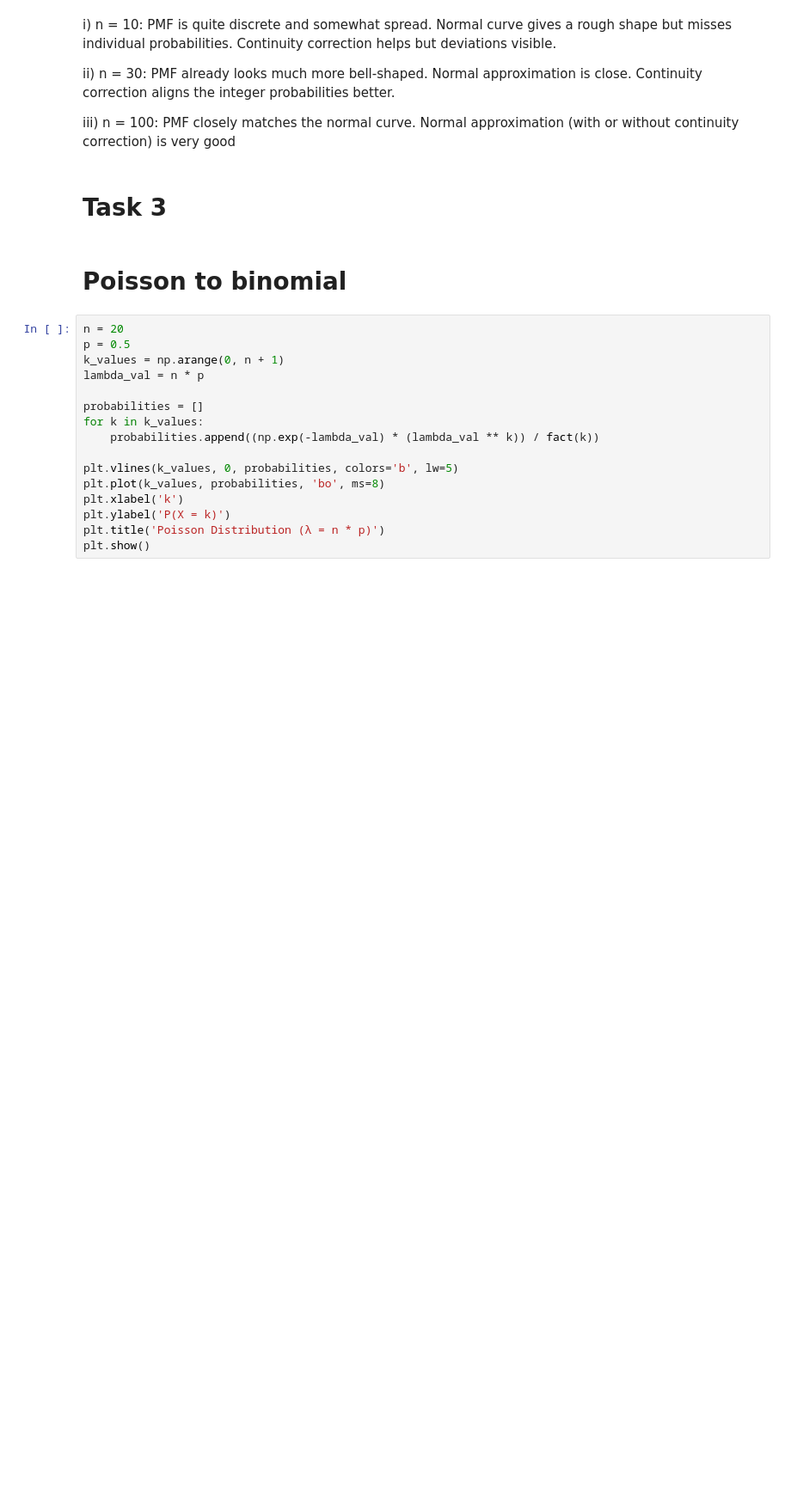
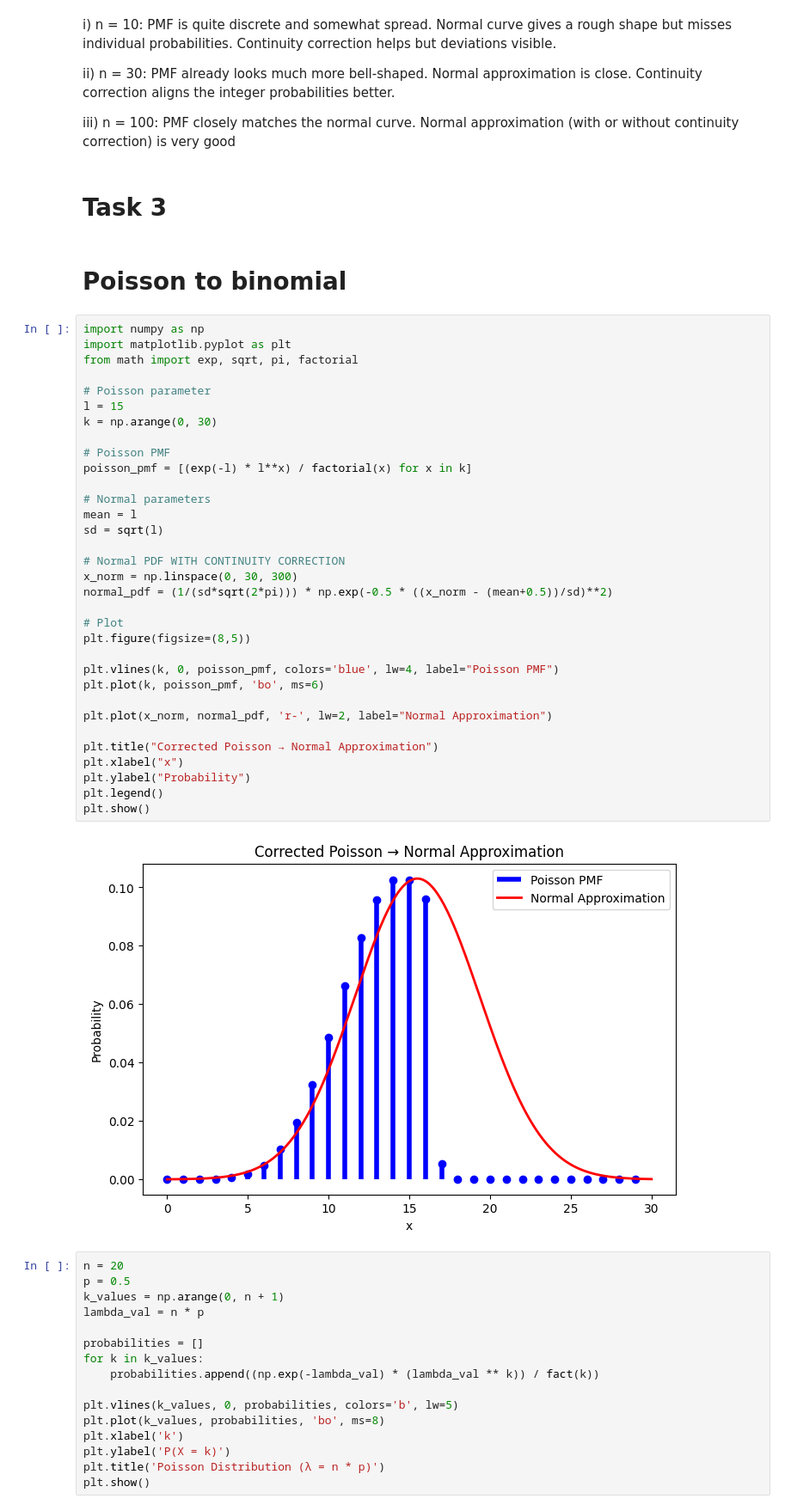
Before and after one commit to Ashishbadal-source/Basics-of-Data-Science-, a Jupyter notebook: Statistics/124112014_(ADS-1)_Stats.ipynb, the cells around one changed output. Shown: that part at 86% size. Drawn from its saved outputs; the diff is of its cells as text; blank space fills up the shorter version.

```diff
--- a/Statistics/124112014_(ADS-1)_Stats.ipynb
+++ b/Statistics/124112014_(ADS-1)_Stats.ipynb
@@ -155,6 +189,41 @@ iii)     n = 100: PMF closely matches the normal curve. Normal approximation (wi
 # Task 3
 # %% [markdown]
 # Poisson to binomial
+# %%
+import numpy as np
+import matplotlib.pyplot as plt
+from math import exp, sqrt, pi, factorial
+
+# Poisson parameter
+l = 15
+k = np.arange(0, 30)
+
+# Poisson PMF
+poisson_pmf = [(exp(-l) * l**x) / factorial(x) for x in k]
+
+# Normal parameters
+mean = l
+sd = sqrt(l)
+
+# Normal PDF WITH CONTINUITY CORRECTION
+x_norm = np.linspace(0, 30, 300)
+normal_pdf = (1/(sd*sqrt(2*pi))) * np.exp(-0.5 * ((x_norm - (mean+0.5))/sd)**2)
+
+# Plot
+plt.figure(figsize=(8,5))
+
+plt.vlines(k, 0, poisson_pmf, colors='blue', lw=4, label="Poisson PMF")
+plt.plot(k, poisson_pmf, 'bo', ms=6)
+
+plt.plot(x_norm, normal_pdf, 'r-', lw=2, label="Normal Approximation")
+
+plt.title("Corrected Poisson → Normal Approximation")
+plt.xlabel("x")
+plt.ylabel("Probability")
+plt.legend()
+plt.show()
+# %% [output]
+[figure, added]
 # %%
 n = 20
 p = 0.5
```
Also changed, not shown: parts of 1 cell of this notebook, 1 other file.
